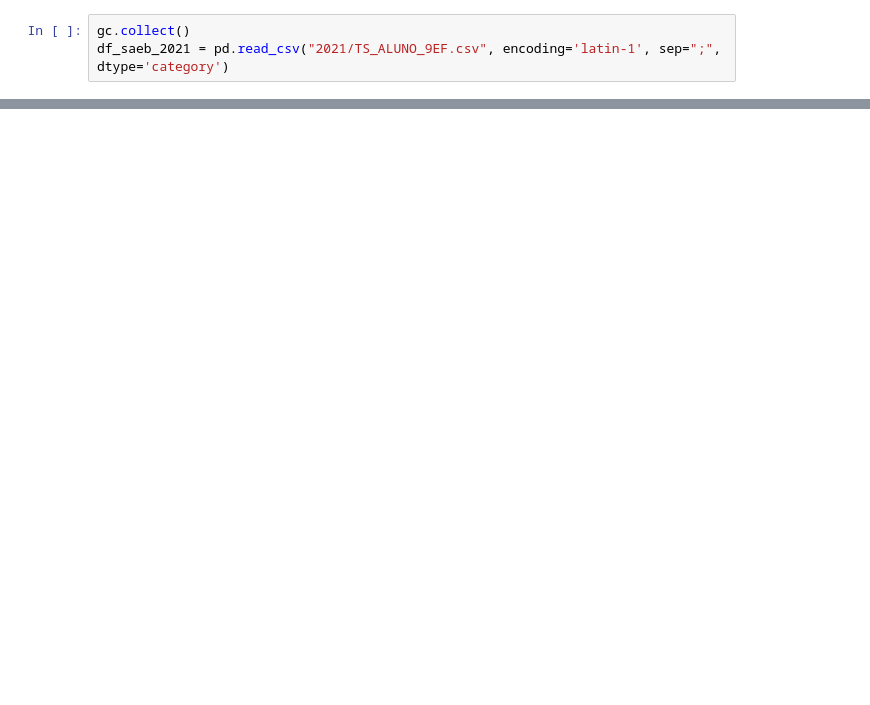
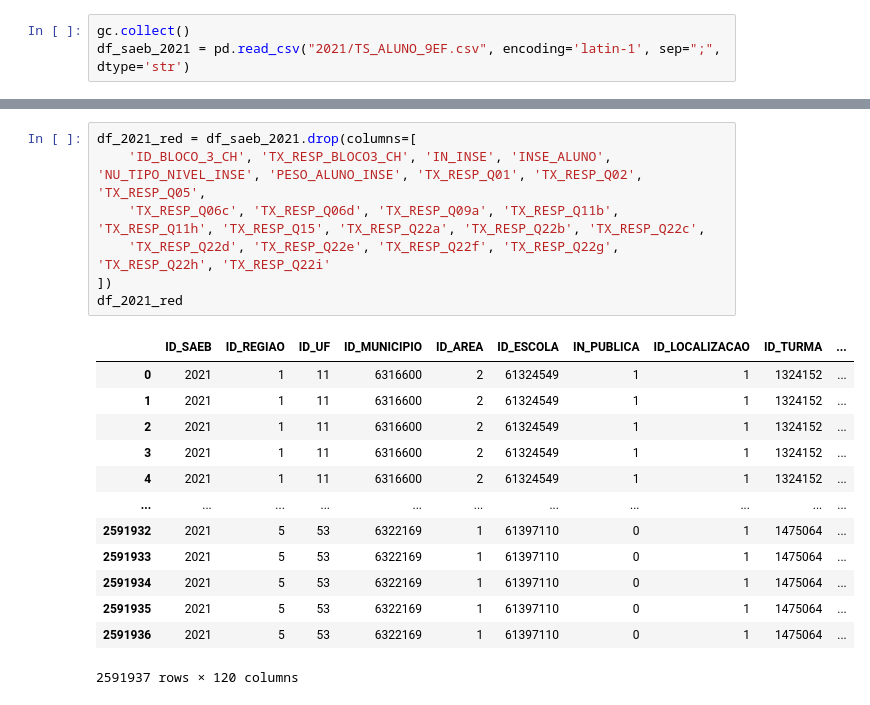
Before and after one commit to emilly788/TCC, a Jupyter notebook: 2. Pré-processamento.ipynb, the cells around one changed output, grey strips where cells are left out. Drawn from its saved outputs; the diff is of its cells as text; blank space fills up the shorter version.

```diff
--- a/2. Pré-processamento.ipynb
+++ b/2. Pré-processamento.ipynb
@@ -17,5 +16,5 @@ df_saeb_2019 = pd.read_csv("2019/TS_ALUNO_9EF.csv",  encoding='latin-1', sep=";"
 # %%
 gc.collect()
-df_saeb_2021 = pd.read_csv("2021/TS_ALUNO_9EF.csv", encoding='latin-1', sep=";", dtype='category')
+df_saeb_2021 = pd.read_csv("2021/TS_ALUNO_9EF.csv", encoding='latin-1', sep=";", dtype='str')
 # %%
 gc.collect()
@@ -147,0 +54,21 @@ saeb_mt_2019.to_parquet(out_path, index=False, engine="fastparquet", compression
+# %%
+df_2021_red = df_saeb_2021.drop(columns=[
+    'ID_BLOCO_3_CH', 'TX_RESP_BLOCO3_CH', 'IN_INSE', 'INSE_ALUNO', 'NU_TIPO_NIVEL_INSE', 'PESO_ALUNO_INSE', 'TX_RESP_Q01', 'TX_RESP_Q02', 'TX_RESP_Q05',
+    'TX_RESP_Q06c', 'TX_RESP_Q06d', 'TX_RESP_Q09a', 'TX_RESP_Q11b', 'TX_RESP_Q11h', 'TX_RESP_Q15', 'TX_RESP_Q22a', 'TX_RESP_Q22b', 'TX_RESP_Q22c',
+    'TX_RESP_Q22d', 'TX_RESP_Q22e', 'TX_RESP_Q22f', 'TX_RESP_Q22g', 'TX_RESP_Q22h', 'TX_RESP_Q22i'
+])
+df_2021_red
+# %% [output]
+|  | ID_SAEB | ID_REGIAO | ID_UF | ID_MUNICIPIO | ID_AREA | ID_ESCOLA | IN_PUBLICA | ID_LOCALIZACAO | ID_TURMA | ... |
+| 0 | 2021 | 1 | 11 | 6316600 | 2 | 61324549 | 1 | 1 | 1324152 | ... |
+| 1 | 2021 | 1 | 11 | 6316600 | 2 | 61324549 | 1 | 1 | 1324152 | ... |
+| 2 | 2021 | 1 | 11 | 6316600 | 2 | 61324549 | 1 | 1 | 1324152 | ... |
+| 3 | 2021 | 1 | 11 | 6316600 | 2 | 61324549 | 1 | 1 | 1324152 | ... |
+| 4 | 2021 | 1 | 11 | 6316600 | 2 | 61324549 | 1 | 1 | 1324152 | ... |
+| ... | ... | ... | ... | ... | ... | ... | ... | ... | ... | ... |
+| 2591932 | 2021 | 5 | 53 | 6322169 | 1 | 61397110 | 0 | 1 | 1475064 | ... |
+| 2591933 | 2021 | 5 | 53 | 6322169 | 1 | 61397110 | 0 | 1 | 1475064 | ... |
+| 2591934 | 2021 | 5 | 53 | 6322169 | 1 | 61397110 | 0 | 1 | 1475064 | ... |
+| 2591935 | 2021 | 5 | 53 | 6322169 | 1 | 61397110 | 0 | 1 | 1475064 | ... |
+| 2591936 | 2021 | 5 | 53 | 6322169 | 1 | 61397110 | 0 | 1 | 1475064 | ... |
+2591937 rows × 120 columns
```
Also changed, not shown: parts of 24 cells of this notebook.
